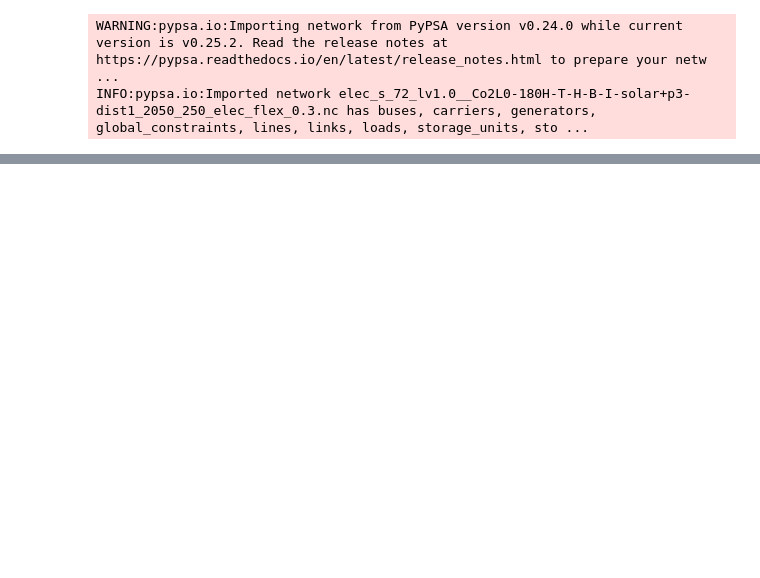
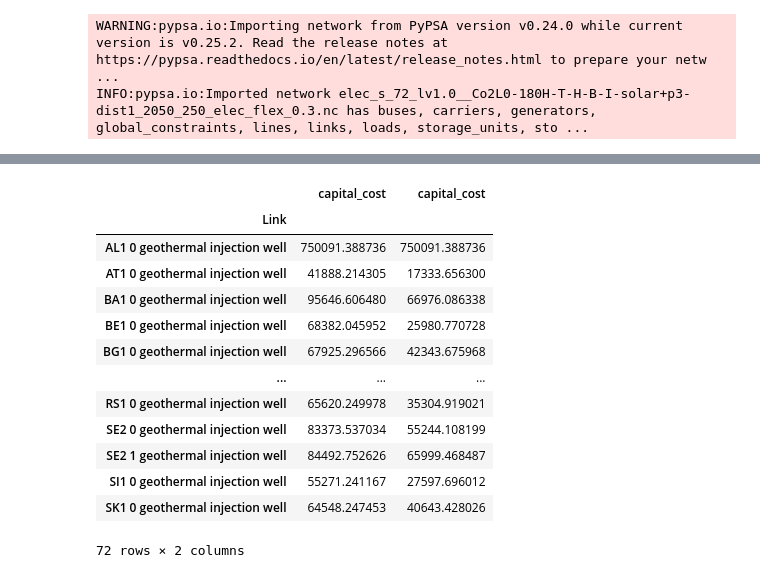
Before and after one commit to LukasFrankenQ/egs_market_integration, a Jupyter notebook: notebooks/flex_displacement.ipynb, the cells around one changed output, grey strips where cells are left out. Drawn from its saved outputs; the diff is of its cells as text; code cells hidden in the pictures; blank space fills up the shorter version.

```diff
--- a/notebooks/flex_displacement.ipynb
+++ b/notebooks/flex_displacement.ipynb
@@ -377,0 +438,5 @@ INFO:matplotlib.category:Using categorical units to plot a list of strings that
+# %%
+import pypsa
+
+n1 = pypsa.Network(Path.cwd().parent.parent.parent / "cluster_data" / "breyer_sweep" / "new_costs_elec_2050.nc")
+n2 = pypsa.Network(Path.cwd().parent.parent.parent / "cluster_data" / "breyer_sweep" / "old_costs_elec_2050.nc")
@@ -377,0 +448,22 @@ INFO:matplotlib.category:Using categorical units to plot a list of strings that
+# %%
+get_geo = lambda n: n.links.loc[n.links.carrier == "injection geothermal heat", "capital_cost"]
+
+geo1 = get_geo(n1)
+geo2 = get_geo(n2)
+
+pd.concat((geo1, geo2), axis=1)
+# %% [output]
+|  | capital_cost | capital_cost |
+| Link |  |  |
+| AL1 0 geothermal injection well | 750091.388736 | 750091.388736 |
+| AT1 0 geothermal injection well | 41888.214305 | 17333.656300 |
+| BA1 0 geothermal injection well | 95646.606480 | 66976.086338 |
+| BE1 0 geothermal injection well | 68382.045952 | 25980.770728 |
+| BG1 0 geothermal injection well | 67925.296566 | 42343.675968 |
+| ... | ... | ... |
+| RS1 0 geothermal injection well | 65620.249978 | 35304.919021 |
+| SE2 0 geothermal injection well | 83373.537034 | 55244.108199 |
+| SE2 1 geothermal injection well | 84492.752626 | 65999.468487 |
+| SI1 0 geothermal injection well | 55271.241167 | 27597.696012 |
+| SK1 0 geothermal injection well | 64548.247453 | 40643.428026 |
+72 rows × 2 columns
```
Also changed, not shown: parts of 6 cells of this notebook.
